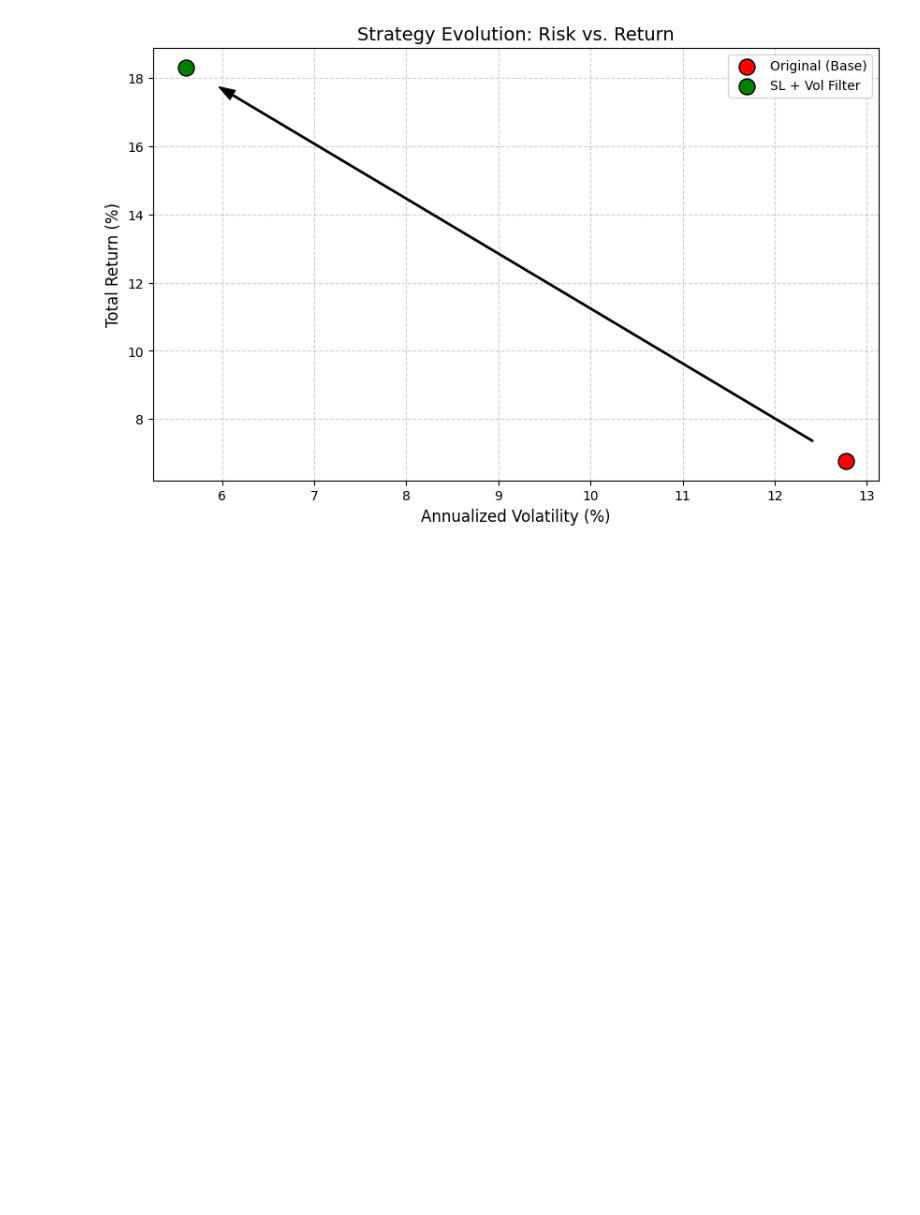
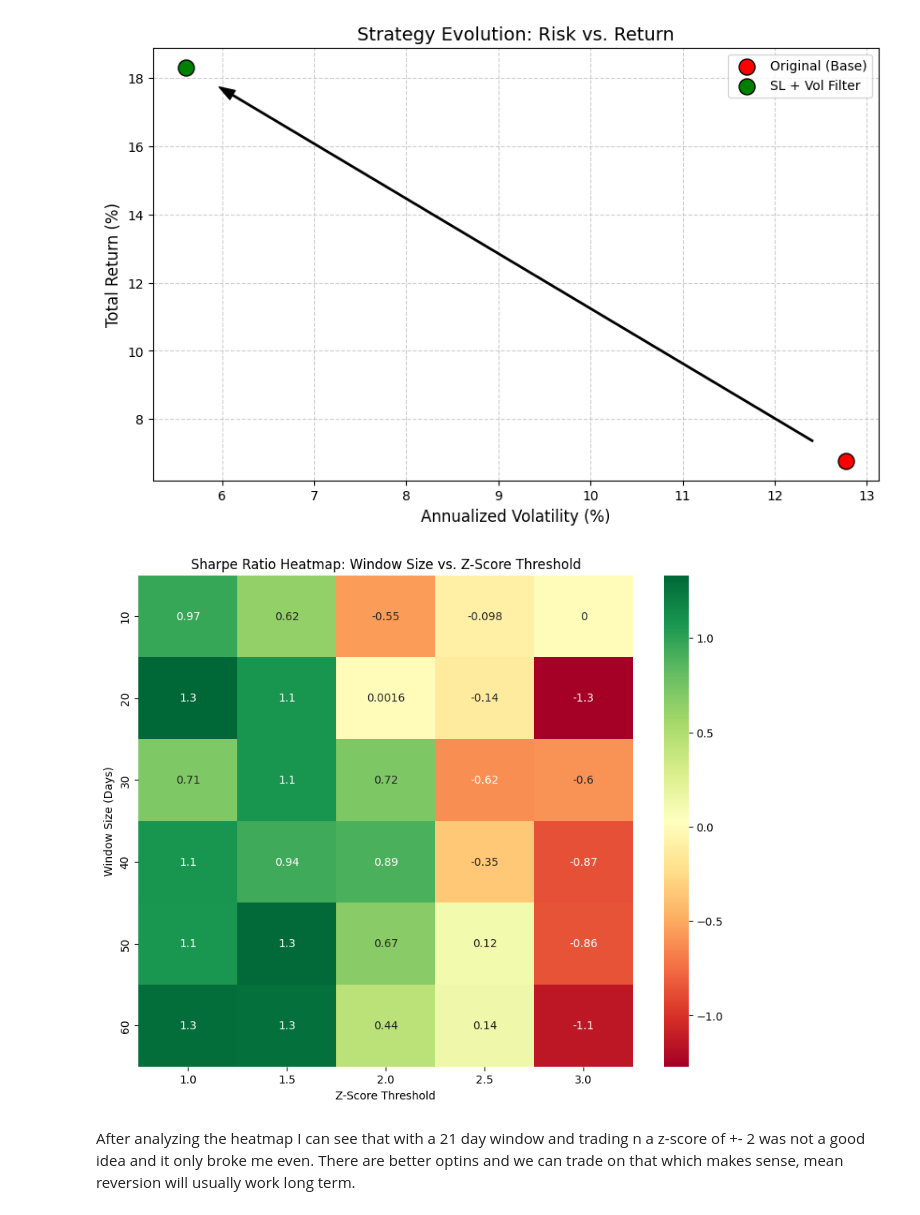
Before and after one commit to mikailrizvi/Metal-Divergence-Analysis, a Jupyter notebook: notebooks/01EA.ipynb, the cells around one changed output. Cells and saved outputs as stored; diff of their text form; code cells hidden in the pictures; blank space fills up the shorter version.

Commit message:
worked on OOS data and produced heatmap for OOS and in system data to calculate positive sharpe ratio. Worked on generating pipeline for 2022-2025 data.

```diff
--- a/notebooks/01EA.ipynb
+++ b/notebooks/01EA.ipynb
@@ -262,15 +263,37 @@ plt.show()
 # %%
 def run_backtest(df, window, z_threshold):
     # 1. Calculate Signal
     rolling_mean = df['GSR'].rolling(window=window).mean()
     rolling_std = df['GSR'].rolling(window=window).std()
     z_score = (df['GSR'] - rolling_mean) / rolling_std
 
     # 2. Simple Position Logic w no sl/vol
     pos = np.where(z_score > z_threshold, -1, 0)
     pos = np.where(z_score < -z_threshold, 1, pos)
 
     # 3. Returns
     strat_ret = pd.Series(pos).shift(1).values * (df['Gold_Ret'] - df['Silver_Ret'])
     return strat_ret.fillna(0)
+
+windows = [10, 20, 30, 40, 50, 60]
+z_scores = [1.0, 1.5, 2.0, 2.5, 3.0]
+
+results = np.zeros((len(windows), len(z_scores)))
+
+for i, w in enumerate(windows):
+    for j, z in enumerate(z_scores):
+        rets = run_backtest(df, w, z)
+        # calculate sharpe
+        results[i, j] = perf.calculate_sharpe_ratio(rets)
+
+plt.figure(figsize=(10, 8))
+sns.heatmap(results, annot=True, xticklabels=z_scores, yticklabels=windows, cmap='RdYlGn') #heat map seaborn
+plt.title('Sharpe Ratio Heatmap: Window Size vs. Z-Score Threshold')
+plt.xlabel('Z-Score Threshold')
+plt.ylabel('Window Size (Days)')
+plt.show()
+# %% [output]
+[figure, added]
+# %% [markdown]
+After analyzing the heatmap I can see that with a 21 day window and trading n a z-score of +- 2 was not a good idea and it only broke me even. There are better optins and we can trade on that which makes sense, mean reversion will usually work long term.
 # %%
```
Also changed, not shown: parts of 8 cells of this notebook.
